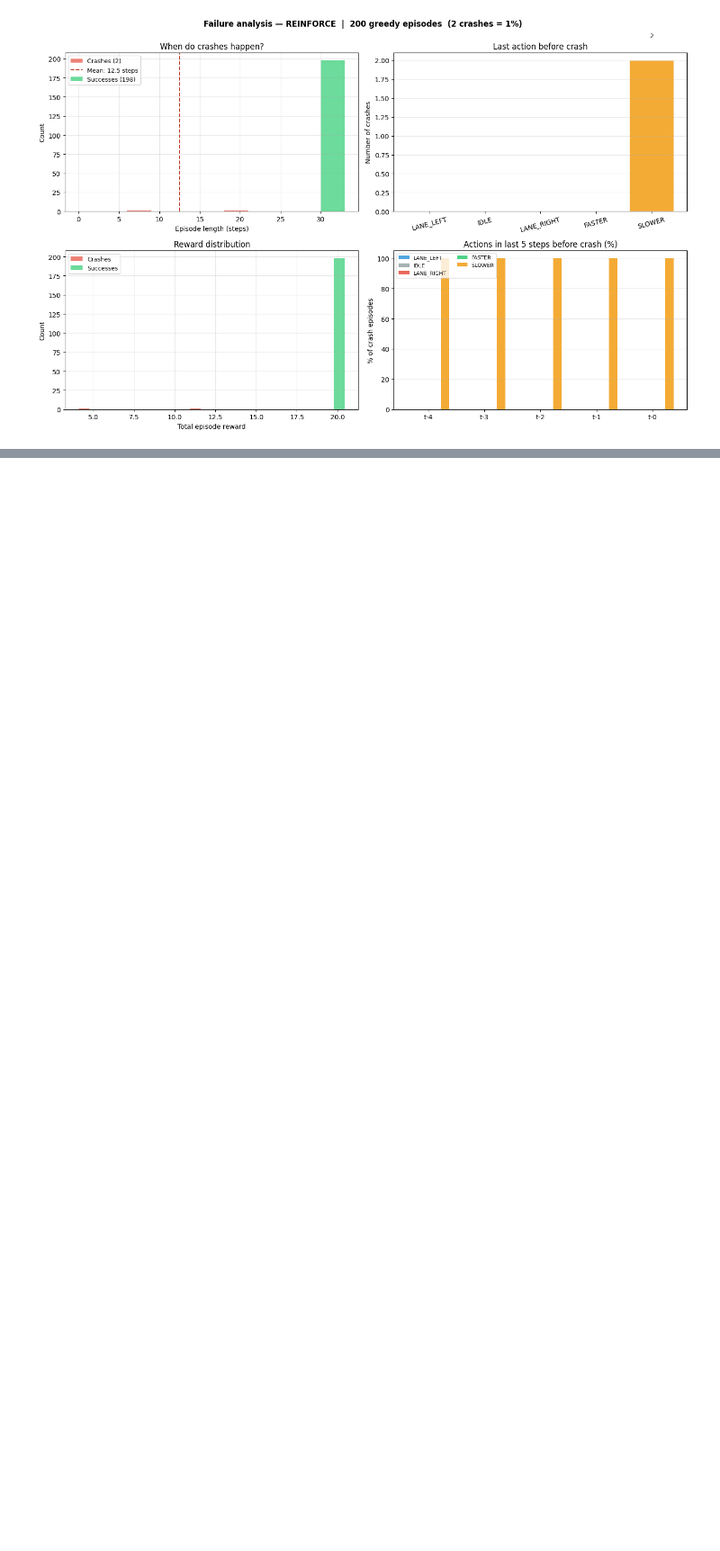
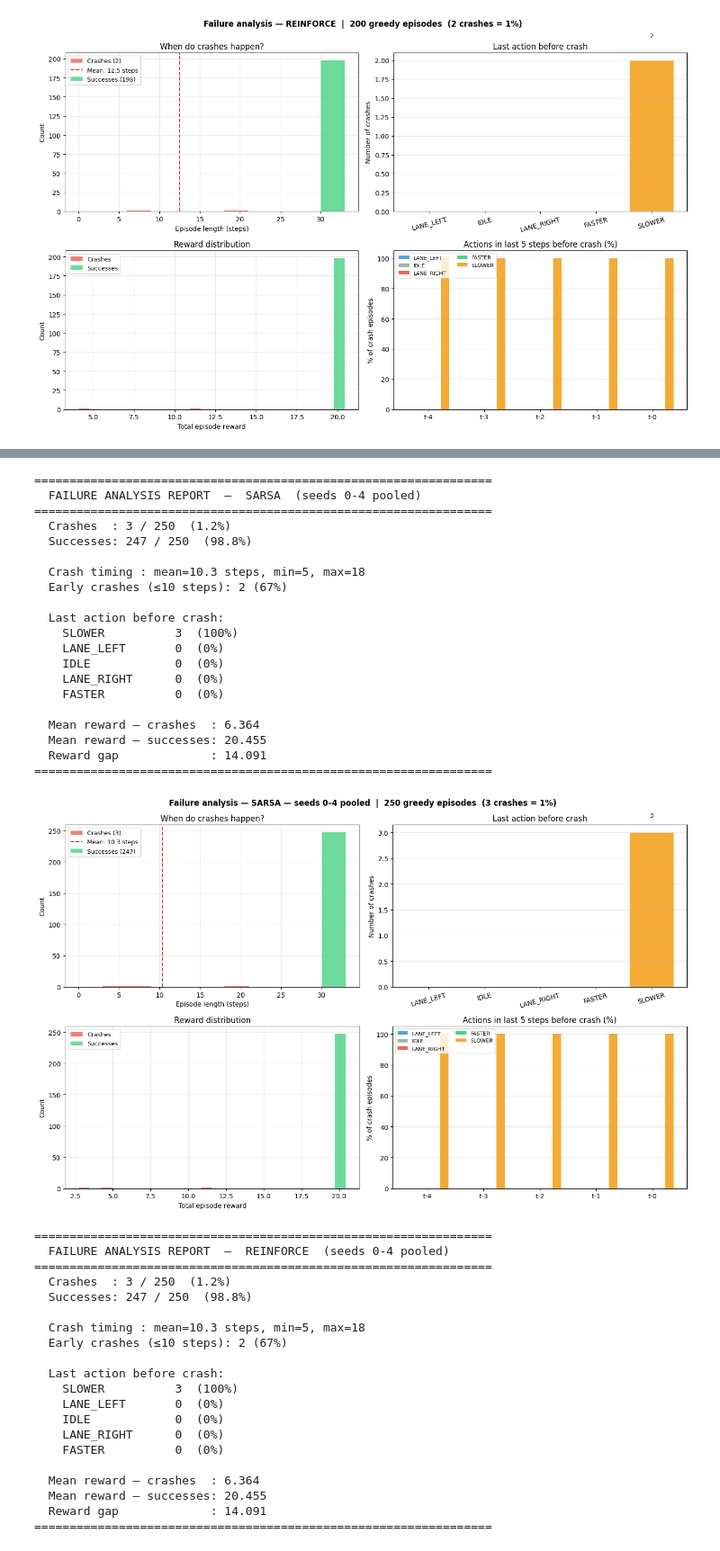
Before and after one commit to sarrasakgi/rl-highway-project-grp15, a Jupyter notebook: RL_SARSA_REINFORCE.ipynb, the cells around one changed output, grey strips where cells are left out. Shown at 90% size. Drawn from its saved outputs; the diff is of its cells as text; code cells hidden in the pictures; blank space fills up the shorter version.

```diff
--- a/RL_SARSA_REINFORCE.ipynb
+++ b/RL_SARSA_REINFORCE.ipynb
@@ -1498,0 +1829,49 @@ Collecting REINFORCE episodes …
+# %%
+# ── 13a. Per-agent failure analysis — all seeds pooled ────────────────
+for ag_name in agent_fns_qual:
+    all_f = [ep for s in QUAL_SEEDS for ep in qual_failures[ag_name][s]]
+    all_s = [ep for s in QUAL_SEEDS for ep in qual_successes[ag_name][s]]
+    print_failure_report(all_f, all_s, agent_name=f"{ag_name}  (seeds 0-4 pooled)")
+    plot_failure_analysis(all_f, all_s, title=f"{ag_name} — seeds 0–4 pooled")
+# %% [output]
+=================================================================
+  FAILURE ANALYSIS REPORT  —  SARSA  (seeds 0-4 pooled)
+=================================================================
+  Crashes  : 3 / 250  (1.2%)
+  Successes: 247 / 250  (98.8%)
+
+  Crash timing : mean=10.3 steps, min=5, max=18
+  Early crashes (≤10 steps): 2 (67%)
+
+  Last action before crash:
+    SLOWER          3  (100%)
+    LANE_LEFT       0  (0%)
+    IDLE            0  (0%)
+    LANE_RIGHT      0  (0%)
+    FASTER          0  (0%)
+
+  Mean reward — crashes  : 6.364
+  Mean reward — successes: 20.455
+  Reward gap             : 14.091
+=================================================================
+[figure, added]
+=================================================================
+  FAILURE ANALYSIS REPORT  —  REINFORCE  (seeds 0-4 pooled)
+=================================================================
+  Crashes  : 3 / 250  (1.2%)
+  Successes: 247 / 250  (98.8%)
+
+  Crash timing : mean=10.3 steps, min=5, max=18
+  Early crashes (≤10 steps): 2 (67%)
+
+  Last action before crash:
+    SLOWER          3  (100%)
+    LANE_LEFT       0  (0%)
+    IDLE            0  (0%)
+    LANE_RIGHT      0  (0%)
+    FASTER          0  (0%)
+
+  Mean reward — crashes  : 6.364
+  Mean reward — successes: 20.455
+  Reward gap             : 14.091
+=================================================================
```
Also changed, not shown: parts of 17 cells of this notebook.
